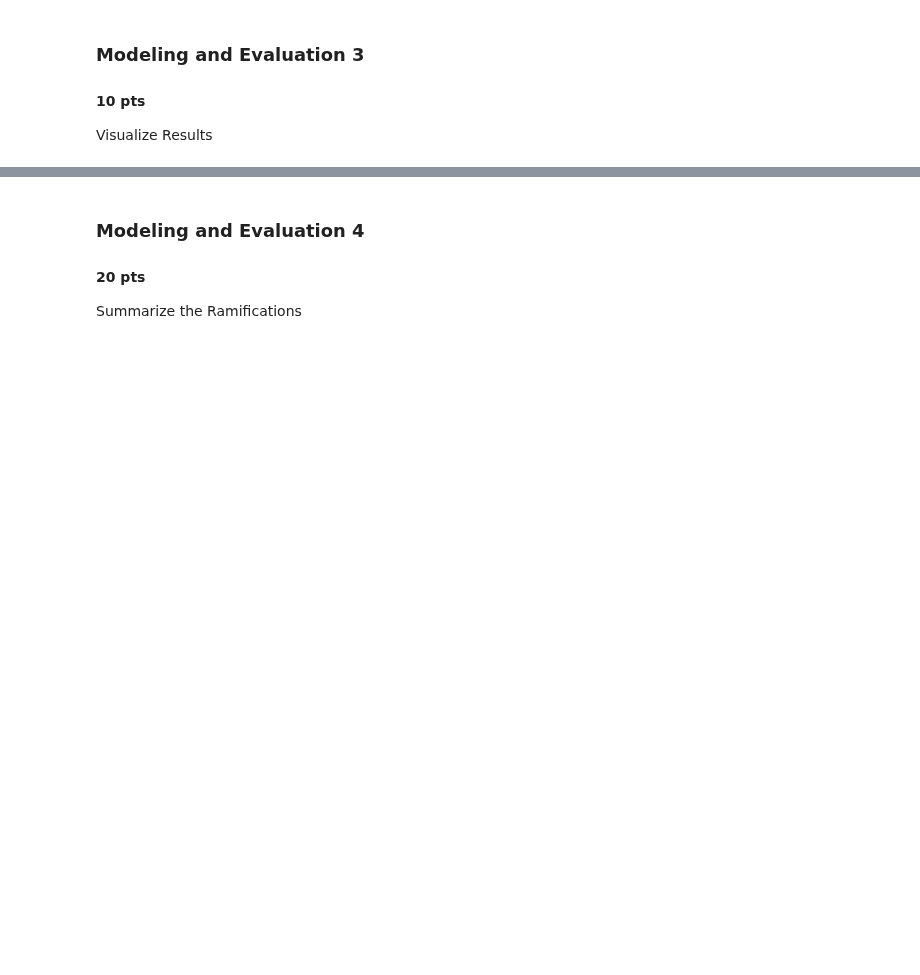
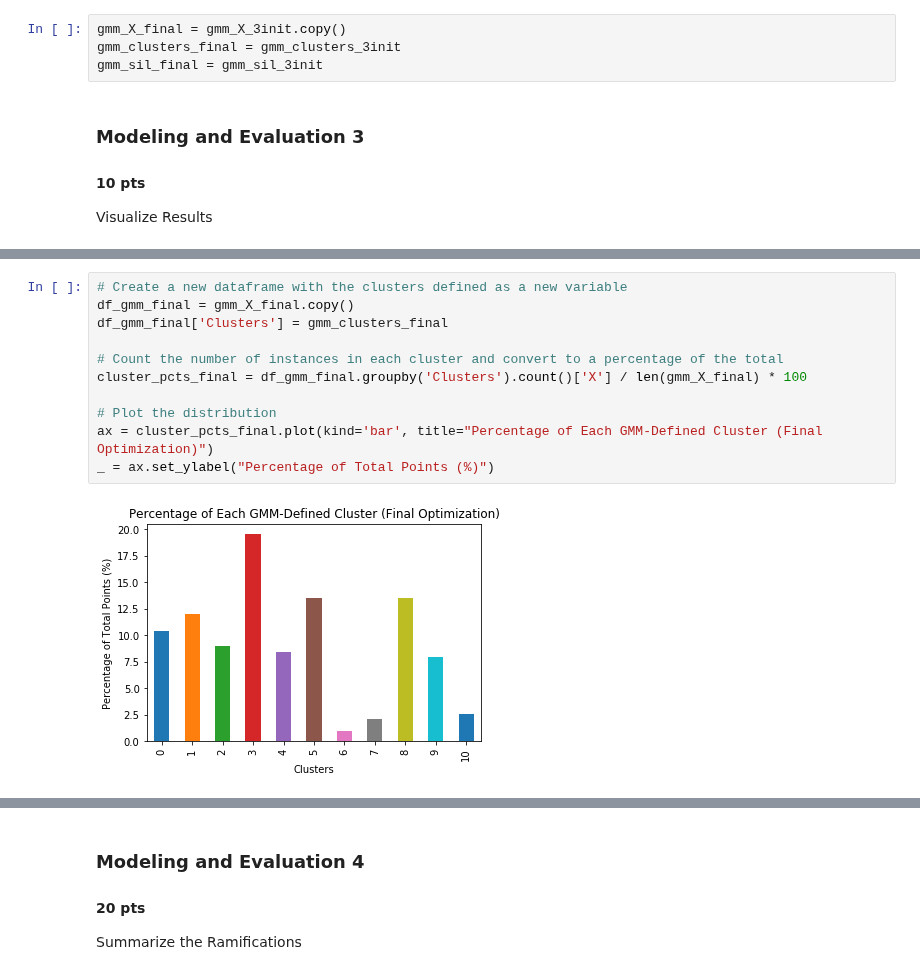
Before and after one commit to cdmorgan103/7331DataMiningNoShow, a Jupyter notebook: LAB3/Lab3.ipynb, the cells around one changed output, grey strips where cells are left out. Saved outputs shown, nothing was run; the diff lists cells and outputs as text; blank space fills up the shorter version.

Commit message:
Moved around GMM stuff correctly, added some plots

```diff
--- a/LAB3/Lab3.ipynb
+++ b/LAB3/Lab3.ipynb
@@ -777,3 +632,7 @@ Automatically created module for IPython interactive environment
+# %%
+gmm_X_final = gmm_X_3init.copy()
+gmm_clusters_final = gmm_clusters_3init
+gmm_sil_final = gmm_sil_3init
 # %% [markdown]
 ### Modeling and Evaluation 3
 #### 10 pts
@@ -780,0 +713,13 @@ Visualize Results
+# %%
+# Create a new dataframe with the clusters defined as a new variable
+df_gmm_final = gmm_X_final.copy()
+df_gmm_final['Clusters'] = gmm_clusters_final
+
+# Count the number of instances in each cluster and convert to a percentage of the total
+cluster_pcts_final = df_gmm_final.groupby('Clusters').count()['X'] / len(gmm_X_final) * 100
+
+# Plot the distribution
+ax = cluster_pcts_final.plot(kind='bar', title="Percentage of Each GMM-Defined Cluster (Final Optimization)")
+_ = ax.set_ylabel("Percentage of Total Points (%)")
+# %% [output]
+[figure, added]
```
Also changed, not shown: parts of 67 cells of this notebook.
